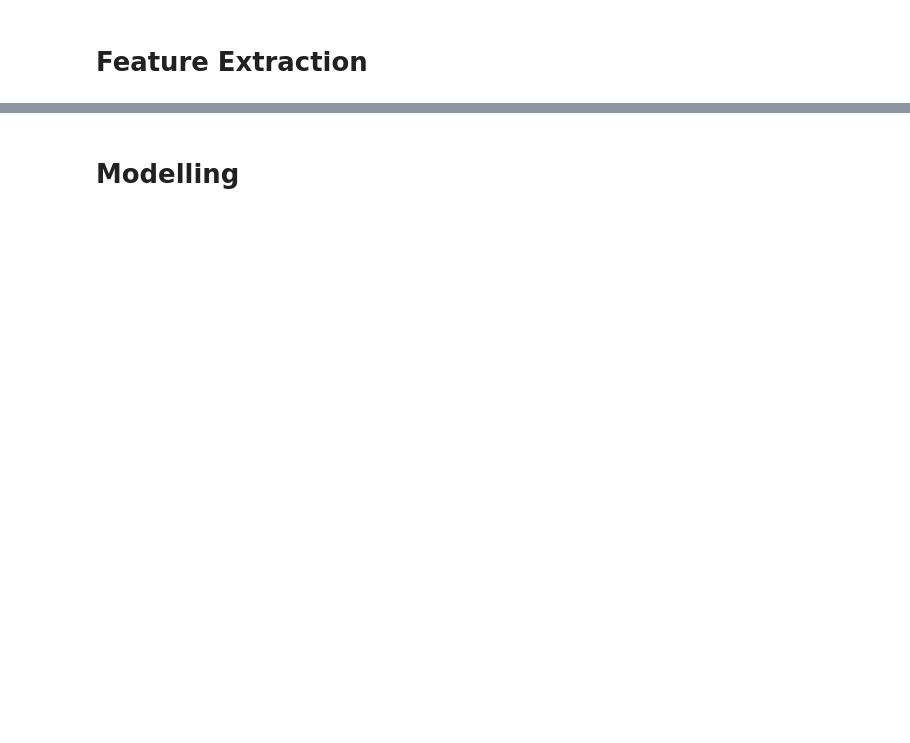
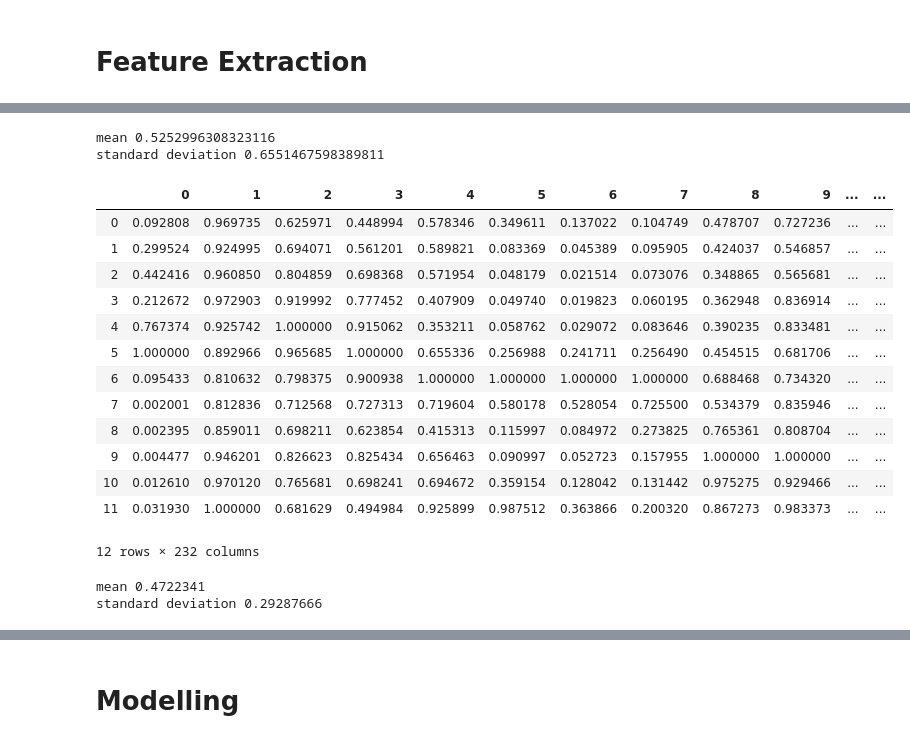
Before and after one commit to Risto-R/IDS-Project, a Jupyter notebook: Notebook.ipynb, the cells around one changed output, grey strips where cells are left out. Saved outputs shown, nothing was run; the diff lists cells and outputs as text; code cells hidden in the pictures; blank space fills up the shorter version.

```diff
--- a/Notebook.ipynb
+++ b/Notebook.ipynb
@@ -138,0 +141,7 @@ df
+# %%
+s = (np.random.normal(0, 1, 1000)/(3/2))+0.5
+print("mean",np.mean(s))
+print("standard deviation",np.std(s))
+# %% [output]
+mean 0.5252996308323116
+standard deviation 0.6551467598389811
@@ -138,0 +152,24 @@ df
+# %%
+chroma_stft = librosa.feature.chroma_stft(y=y, sr=sr)
+pd.DataFrame(chroma_stft)
+# %% [output]
+|  | 0 | 1 | 2 | 3 | 4 | 5 | 6 | 7 | 8 | 9 | ... | ... |
+| 0 | 0.092808 | 0.969735 | 0.625971 | 0.448994 | 0.578346 | 0.349611 | 0.137022 | 0.104749 | 0.478707 | 0.727236 | ... | ... |
+| 1 | 0.299524 | 0.924995 | 0.694071 | 0.561201 | 0.589821 | 0.083369 | 0.045389 | 0.095905 | 0.424037 | 0.546857 | ... | ... |
+| 2 | 0.442416 | 0.960850 | 0.804859 | 0.698368 | 0.571954 | 0.048179 | 0.021514 | 0.073076 | 0.348865 | 0.565681 | ... | ... |
+| 3 | 0.212672 | 0.972903 | 0.919992 | 0.777452 | 0.407909 | 0.049740 | 0.019823 | 0.060195 | 0.362948 | 0.836914 | ... | ... |
+| 4 | 0.767374 | 0.925742 | 1.000000 | 0.915062 | 0.353211 | 0.058762 | 0.029072 | 0.083646 | 0.390235 | 0.833481 | ... | ... |
+| 5 | 1.000000 | 0.892966 | 0.965685 | 1.000000 | 0.655336 | 0.256988 | 0.241711 | 0.256490 | 0.454515 | 0.681706 | ... | ... |
+| 6 | 0.095433 | 0.810632 | 0.798375 | 0.900938 | 1.000000 | 1.000000 | 1.000000 | 1.000000 | 0.688468 | 0.734320 | ... | ... |
+| 7 | 0.002001 | 0.812836 | 0.712568 | 0.727313 | 0.719604 | 0.580178 | 0.528054 | 0.725500 | 0.534379 | 0.835946 | ... | ... |
+| 8 | 0.002395 | 0.859011 | 0.698211 | 0.623854 | 0.415313 | 0.115997 | 0.084972 | 0.273825 | 0.765361 | 0.808704 | ... | ... |
+| 9 | 0.004477 | 0.946201 | 0.826623 | 0.825434 | 0.656463 | 0.090997 | 0.052723 | 0.157955 | 1.000000 | 1.000000 | ... | ... |
+| 10 | 0.012610 | 0.970120 | 0.765681 | 0.698241 | 0.694672 | 0.359154 | 0.128042 | 0.131442 | 0.975275 | 0.929466 | ... | ... |
+| 11 | 0.031930 | 1.000000 | 0.681629 | 0.494984 | 0.925899 | 0.987512 | 0.363866 | 0.200320 | 0.867273 | 0.983373 | ... | ... |
+12 rows × 232 columns
+# %%
+print("mean",np.mean(chroma_stft))
+print("standard deviation",np.std(chroma_stft))
+# %% [output]
+mean 0.4722341
+standard deviation 0.29287666
```
Also changed, not shown: parts of 25 cells of this notebook.
